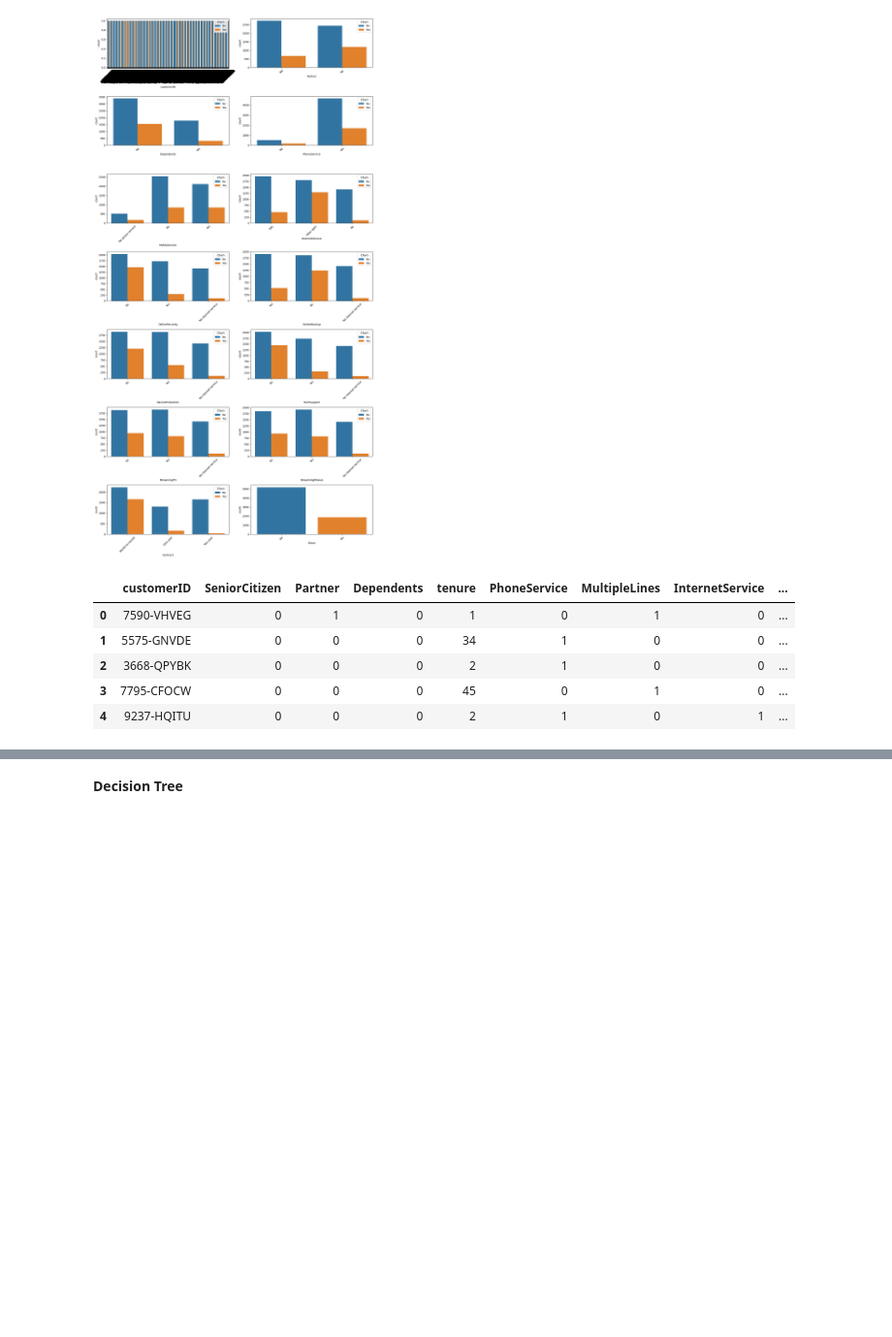
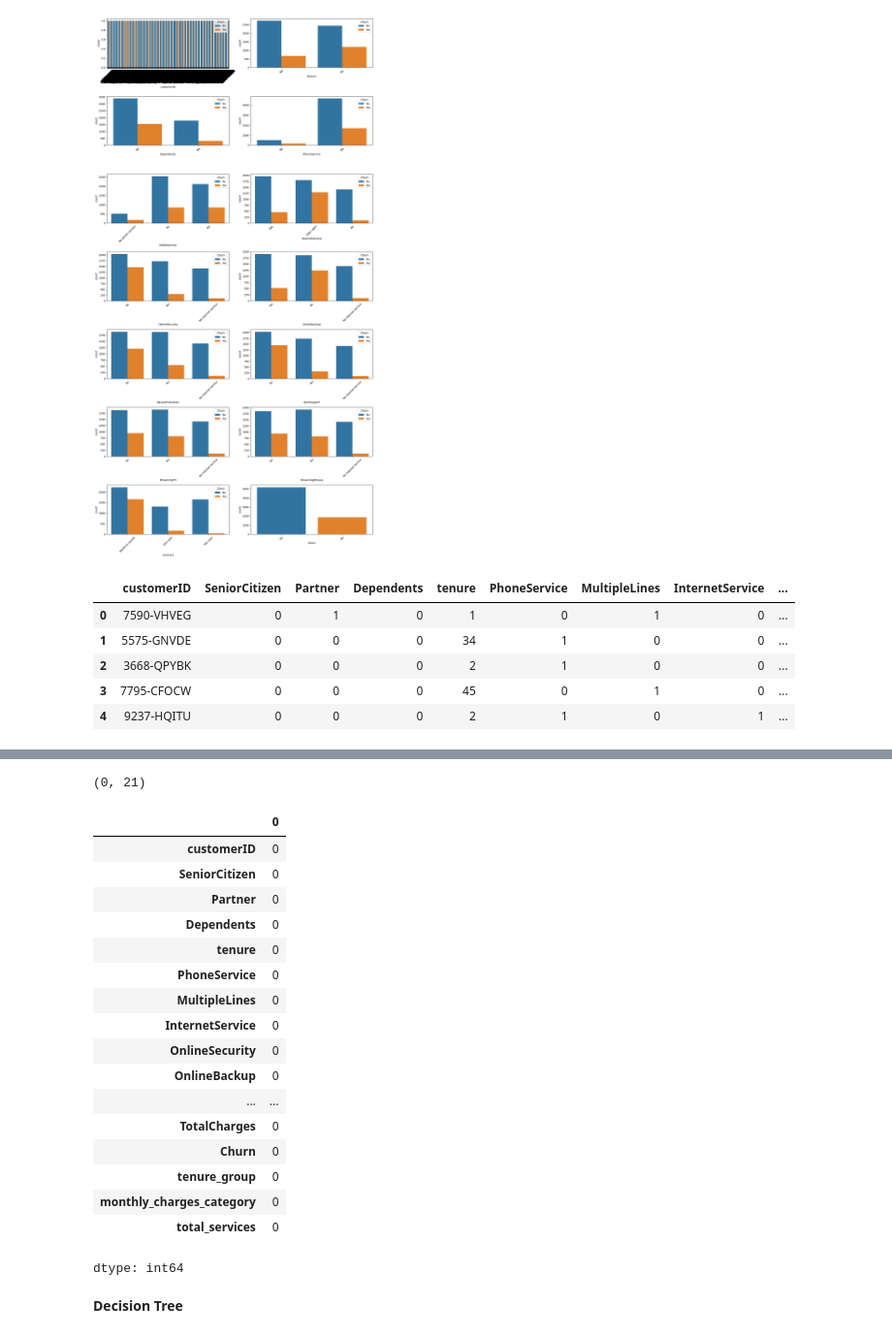
Before and after one commit to Omethmee/CoureseWork-for-Machine-Learning, a Jupyter notebook: 2425451.ipynb, the cells around one changed output, grey strips where cells are left out. Shown at 97% size. Cells and saved outputs as stored; diff of their text form; code cells hidden in the pictures; blank space fills up the shorter version.

```diff
--- a/2425451.ipynb
+++ b/2425451.ipynb
@@ -249,8 +271,6 @@ if df['Partner'].dtype == 'object':
    le_partner.fit(['Yes','No'])
    df['Partner'] = le_partner.transform(df['Partner'])
    #Yes = 1, No = 0
-else:
-  print("Column Partner is already numeric")
 
 #Dependents
 le_dependents = preprocessing.LabelEncoder()
@@ -258,8 +278,6 @@ if df['Dependents'].dtype == 'object':
    le_dependents.fit(['Yes','No'])
    df['Dependents'] = le_dependents.transform(df['Dependents'])
    #Yes = 1, No = 0
-else:
-  print("Column Dependents is already numeric")
 
 #PhoneService
 le_phoneService = preprocessing.LabelEncoder()
@@ -267,8 +285,6 @@ if df['PhoneService'].dtype == 'object':
    le_phoneService.fit(['Yes','No'])
    df['PhoneService'] = le_phoneService.transform(df['PhoneService'])
    #Yes = 1, No = 0
-else:
-  print("Column PhoneService is already numeric")
 
 #MultipleLines
 le_multipleLines = preprocessing.LabelEncoder()
@@ -276,8 +292,6 @@ if df['MultipleLines'].dtype == 'object':
    le_multipleLines.fit(['Yes','No','No phone service'])
    df['MultipleLines'] = le_multipleLines.transform(df['MultipleLines'])
    #Yes = 2, No = 1, No phone service = 0
-else:
-  print("Column MultipleLines is already numeric")
 
 #InternetService
 le_internetService = preprocessing.LabelEncoder()
@@ -285,8 +299,6 @@ if df['InternetService'].dtype == 'object':
    le_internetService.fit(['DSL','Fiber optic','No'])
    df['InternetService'] = le_internetService.transform(df['InternetService'])
    #DSL = 0, Fibre Optic = 1, No = 2
-else:
-  print("Column InternetService is already numeric")
 
 #OnlineSecurity
 le_onlineSecurity = preprocessing.LabelEncoder()
@@ -294,8 +306,6 @@ if df['OnlineSecurity'].dtype == 'object':
    le_onlineSecurity.fit(['Yes','No','No internet service'])
    df['OnlineSecurity'] = le_onlineSecurity.transform(df['OnlineSecurity'])
    #No = 0, Yes = 2, No internet service = 1
-else:
-  print("Column OnlineSecurity is already numeric")
 
 #OnlineBackup
 le_onlineBackup = preprocessing.LabelEncoder()
@@ -303,8 +313,6 @@ if df['OnlineBackup'].dtype == 'object':
    le_onlineBackup.fit(['Yes','No','No internet service'])
    df['OnlineBackup'] = le_onlineBackup.transform(df['OnlineBackup'])
    #No = 0, Yes = 2, No internet service = 1
-else:
-  print("Column OnlineBackup is already numeric")
 
 #DeviceProtection
 le_deviceProtection = preprocessing.LabelEncoder()
@@ -312,8 +320,6 @@ if df['DeviceProtection'].dtype == 'object':
    le_deviceProtection.fit(['Yes','No','No internet service'])
    df['DeviceProtection'] = le_deviceProtection.transform(df['DeviceProtection'])
    #No = 0, Yes = 2, No internet service = 1
-else:
-  print("Column DeviceProtection is already numeric")
 
 #TechSupport
 le_techSupport = preprocessing.LabelEncoder()
@@ -321,8 +327,6 @@ if df['TechSupport'].dtype == 'object':
    le_techSupport.fit(['Yes','No','No internet service'])
    df['TechSupport'] = le_techSupport.transform(df['TechSupport'])
    #No = 0, Yes = 2, No internet service = 1
-else:
-  print("Column TechSupport is already numeric")
 
 #StreamingTV
 le_streamingTV = preprocessing.LabelEncoder()
@@ -330,8 +334,6 @@ if df['StreamingTV'].dtype == 'object':
    le_streamingTV.fit(['Yes','No','No internet service'])
    df['StreamingTV'] = le_streamingTV.transform(df['StreamingTV'])
    #No = 0, Yes = 2, No internet service = 1
-else:
-  print("Column StreamingTV is already numeric")
 
 #StreamingMovies
 le_streamingMovies = preprocessing.LabelEncoder()
@@ -339,8 +341,6 @@ if df['StreamingMovies'].dtype == 'object':
    le_streamingMovies.fit(['Yes','No','No internet service'])
    df['StreamingMovies'] = le_streamingMovies.transform(df['StreamingMovies'])
    #No = 0, Yes = 2, No internet service = 1
-else:
-  print("Column StreamingMovies is already numeric")
 
 #Contract
 le_contract = preprocessing.LabelEncoder()
@@ -348,8 +348,6 @@ if df['Contract'].dtype == 'object':
    le_contract.fit(['Month-to-month','One year','Two year'])
    df['Contract'] = le_contract.transform(df['Contract'])
    #Month-to-month = 0, One year = 1, Two year = 2
-else:
-  print("Column Contract is already numeric")
 
 #Churn
 le_churn = preprocessing.LabelEncoder()
@@ -357,8 +355,6 @@ if df['Churn'].dtype == 'object':
    le_churn.fit(['Yes','No'])
    df['Churn'] = le_churn.transform(df['Churn'])
    #Yes = 1, No = 0
-else:
-  print("Column Churn is already numeric")
 # %%
 df.head(5)
 # %% [output]
@@ -404,6 +414,32 @@ from sklearn.preprocessing import StandardScaler
 scaler = StandardScaler()
 X_train = scaler.fit_transform(X_train)
 X_test = scaler.transform(X_test)
+# %%
+duplicate_rows = df[df.duplicated()]
+print(duplicate_rows.shape)
+# %% [output]
+(0, 21)
+# %%
+df.isnull().sum()
+# %% [output]
+|  | 0 |
+| customerID | 0 |
+| SeniorCitizen | 0 |
+| Partner | 0 |
+| Dependents | 0 |
+| tenure | 0 |
+| PhoneService | 0 |
+| MultipleLines | 0 |
+| InternetService | 0 |
+| OnlineSecurity | 0 |
+| OnlineBackup | 0 |
+| ... | ... |
+| TotalCharges | 0 |
+| Churn | 0 |
+| tenure_group | 0 |
+| monthly_charges_category | 0 |
+| total_services | 0 |
+dtype: int64
 # %% [markdown]
 **Decision Tree**
 # %%
```
Also changed, not shown: parts of 19 cells of this notebook.
